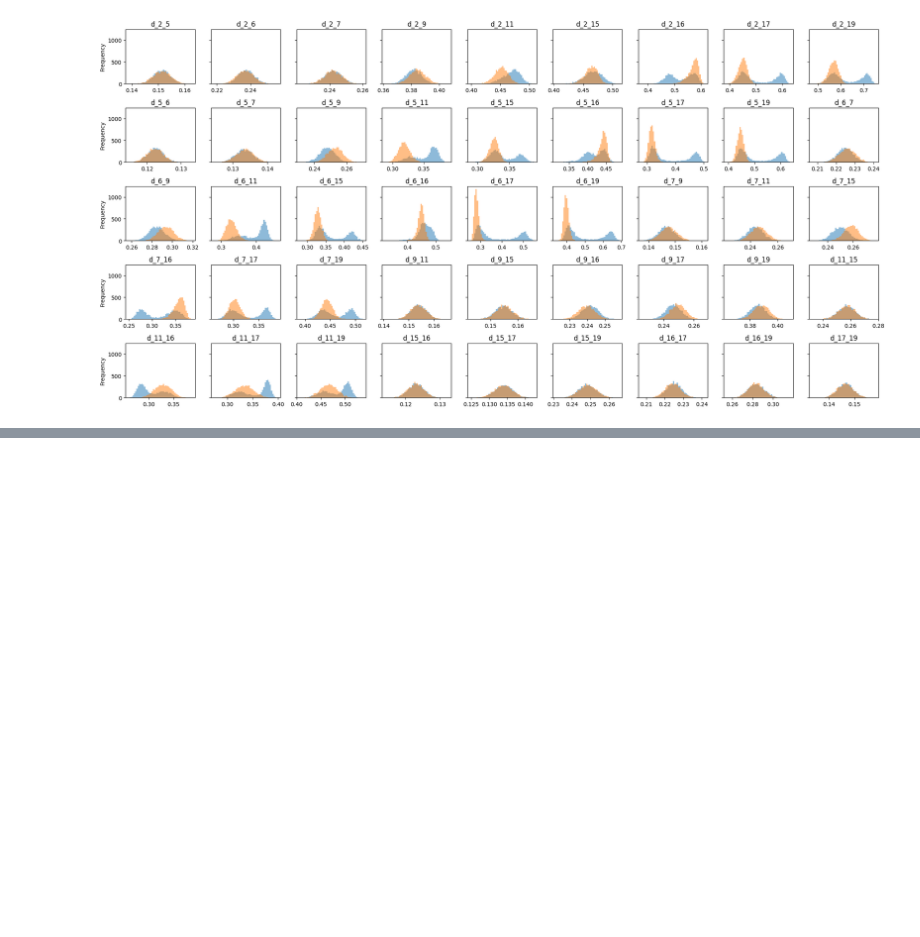
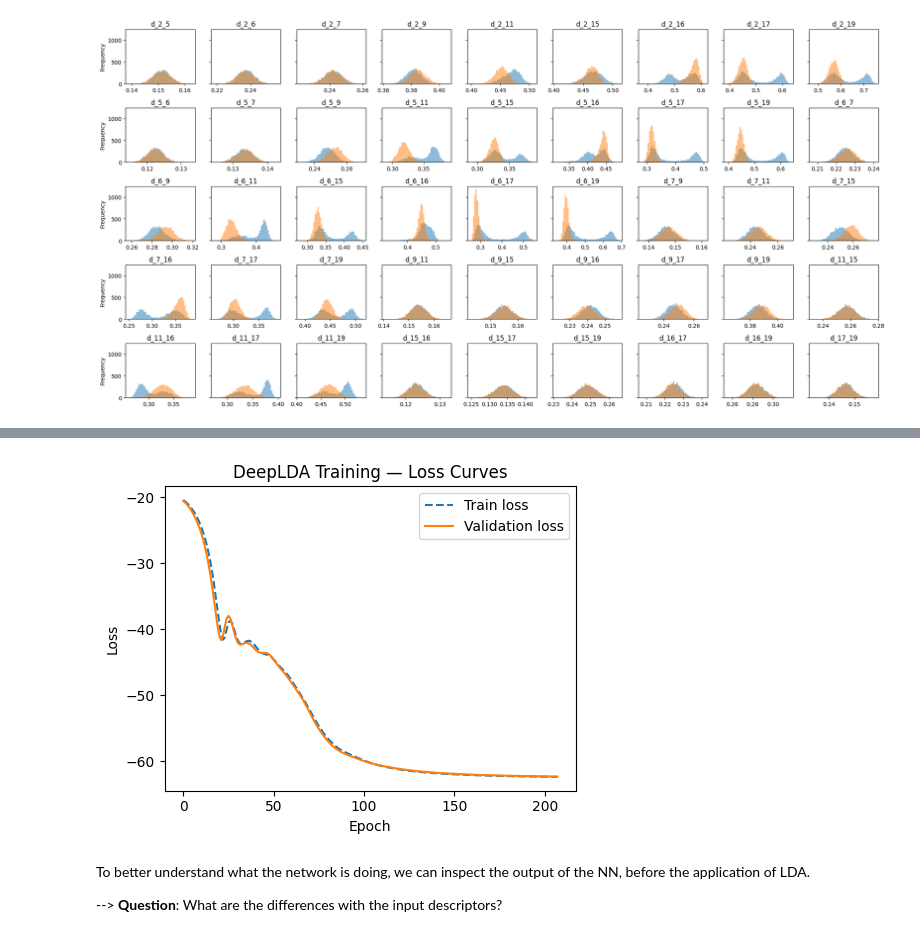
Before and after one commit to danibrb/ML-CV, a Jupyter notebook: notebook/01_deepLDA_training.ipynb, the cells around one changed output, grey strips where cells are left out. Cells and saved outputs as stored; diff of their text form; code cells hidden in the pictures; blank space fills up the shorter version.

```diff
--- a/notebook/01_deepLDA_training.ipynb
+++ b/notebook/01_deepLDA_training.ipynb
@@ -76,0 +169,20 @@ plt.tight_layout()
+# %%
+from mlcolvar.utils.plot import plot_metrics
+
+ax = plot_metrics(metrics.metrics,
+                  keys=['train_loss_epoch','valid_loss'],
+                  linestyles=['--','-'], #colors=['fessa1','fessa5'],
+                  yscale='linear')
+
+ax.set_xlabel("Epoch")
+ax.set_ylabel("Loss")
+ax.set_title("DeepLDA Training — Loss Curves")
+ax.legend(["Train loss", "Validation loss"])
+
+plt.tight_layout()
+# %% [output]
+[figure, added]
+# %% [markdown]
+To better understand what the network is doing, we can inspect the output of the NN, before the application of LDA.
+
+--> **Question**: What are the differences with the input descriptors?
```
Also changed, not shown: parts of 8 cells of this notebook, 1 other file.
